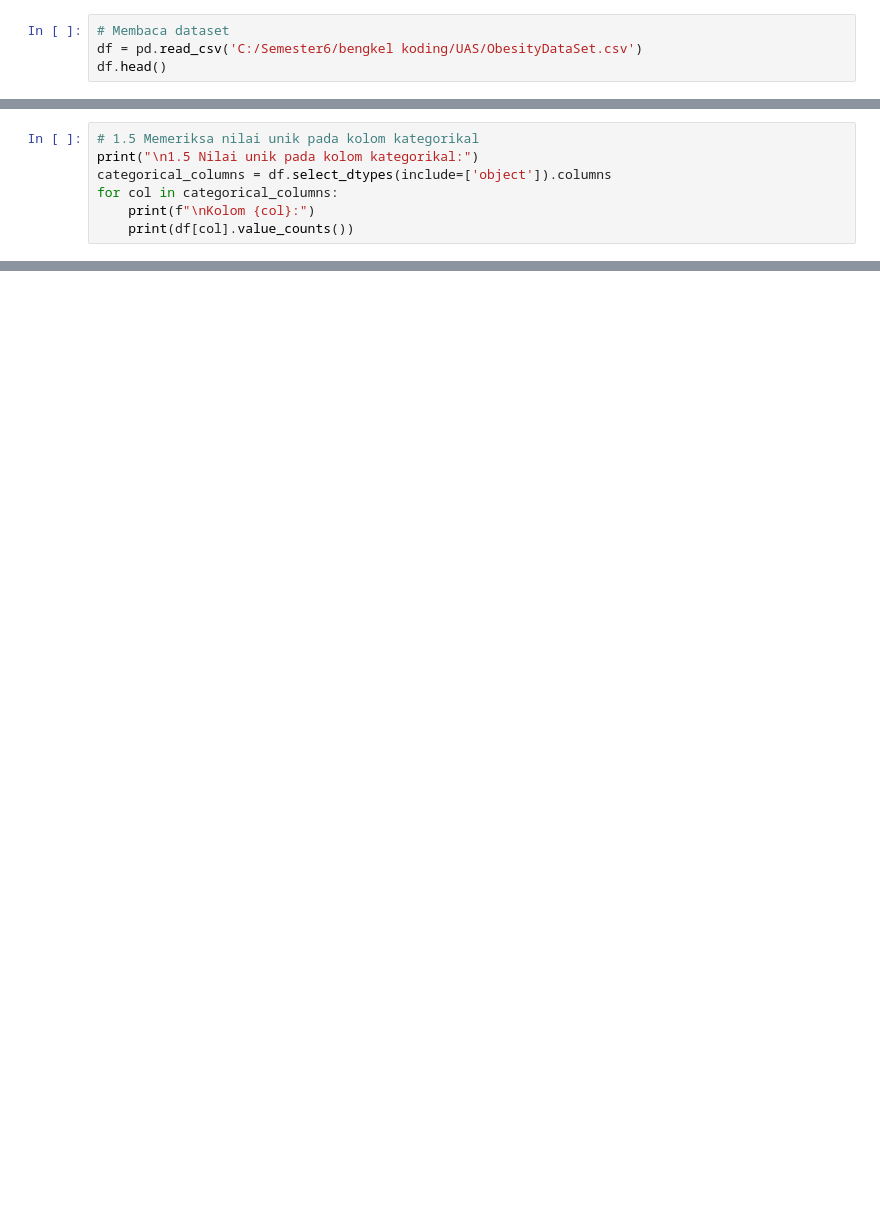
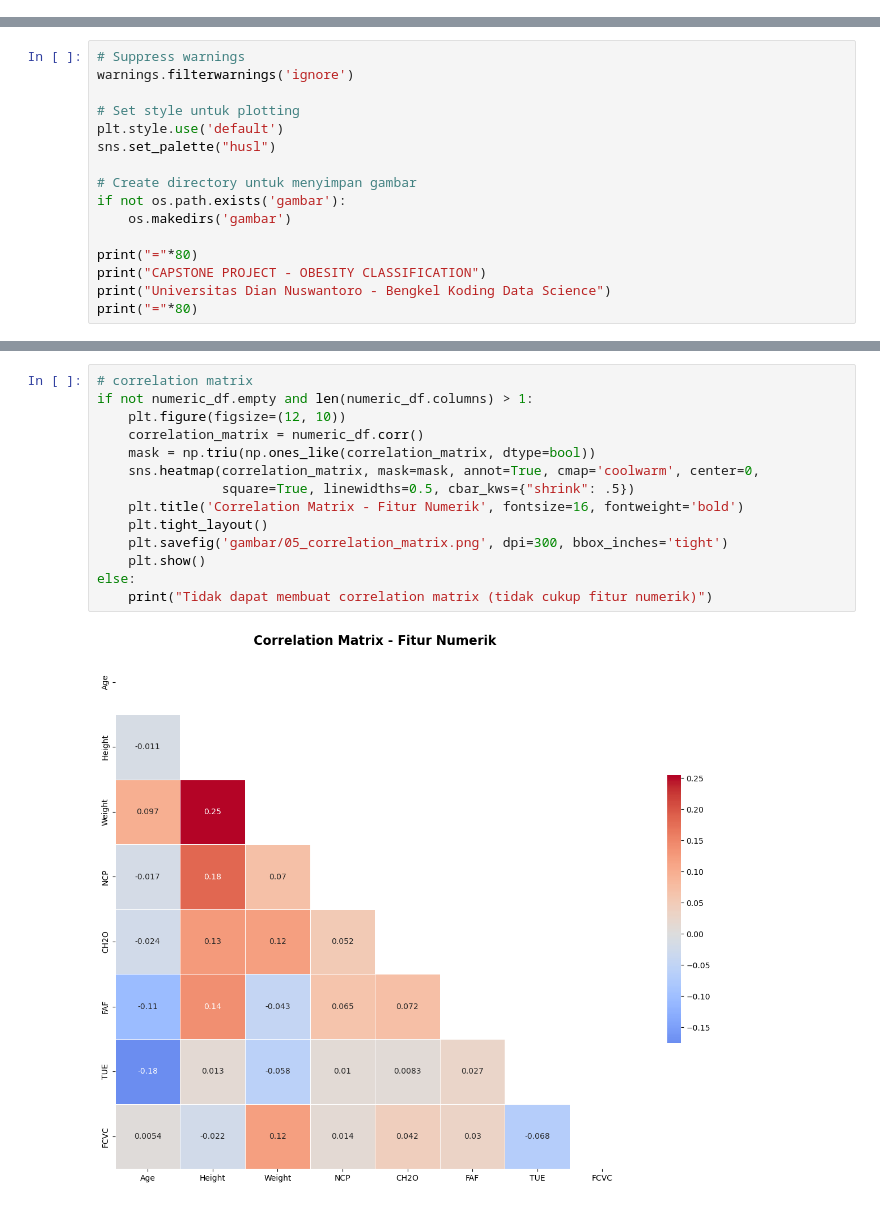
Before and after one commit to diveoktabid/BENGKOD-UAS, a Jupyter notebook: UAS.ipynb, the cells around one changed output, grey strips where cells are left out. Drawn from its saved outputs; the diff is of its cells as text; blank space fills up the shorter version.

Commit message:
Pembaharuan Isi Koding

```diff
--- a/UAS.ipynb
+++ b/UAS.ipynb
@@ -19,4 +0,0 @@ plt.rcParams['font.size'] = 12
-# %%
-# Membaca dataset
-df = pd.read_csv('C:/Semester6/bengkel koding/UAS/ObesityDataSet.csv')
-df.head()
@@ -100,7 +0,0 @@ MTRANS                               6        0.284225
-# %%
-# 1.5 Memeriksa nilai unik pada kolom kategorikal
-print("\n1.5 Nilai unik pada kolom kategorikal:")
-categorical_columns = df.select_dtypes(include=['object']).columns
-for col in categorical_columns:
-    print(f"\nKolom {col}:")
-    print(df[col].value_counts())
@@ -321,0 +21,16 @@ plt.show()
+# %%
+# Suppress warnings
+warnings.filterwarnings('ignore')
+
+# Set style untuk plotting
+plt.style.use('default')
+sns.set_palette("husl")
+
+# Create directory untuk menyimpan gambar
+if not os.path.exists('gambar'):
+    os.makedirs('gambar')
+
+print("="*80)
+print("CAPSTONE PROJECT - OBESITY CLASSIFICATION")
+print("Universitas Dian Nuswantoro - Bengkel Koding Data Science")
+print("="*80)
@@ -321,0 +320,16 @@ plt.show()
+# %%
+# correlation matrix
+if not numeric_df.empty and len(numeric_df.columns) > 1:
+    plt.figure(figsize=(12, 10))
+    correlation_matrix = numeric_df.corr()
+    mask = np.triu(np.ones_like(correlation_matrix, dtype=bool))
+    sns.heatmap(correlation_matrix, mask=mask, annot=True, cmap='coolwarm', center=0,
+                square=True, linewidths=0.5, cbar_kws={"shrink": .5})
+    plt.title('Correlation Matrix - Fitur Numerik', fontsize=16, fontweight='bold')
+    plt.tight_layout()
+    plt.savefig('gambar/05_correlation_matrix.png', dpi=300, bbox_inches='tight')
+    plt.show()
+else:
+    print("Tidak dapat membuat correlation matrix (tidak cukup fitur numerik)")
+# %% [output]
+[figure, added]
```
Also changed, not shown: parts of 37 cells of this notebook, 22 other files.
